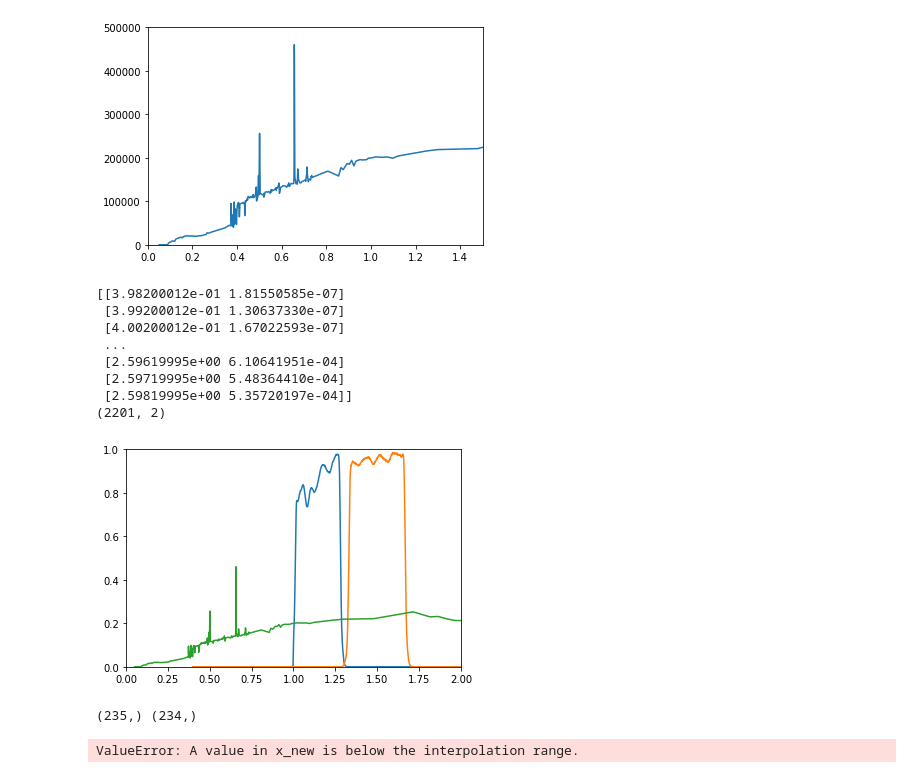
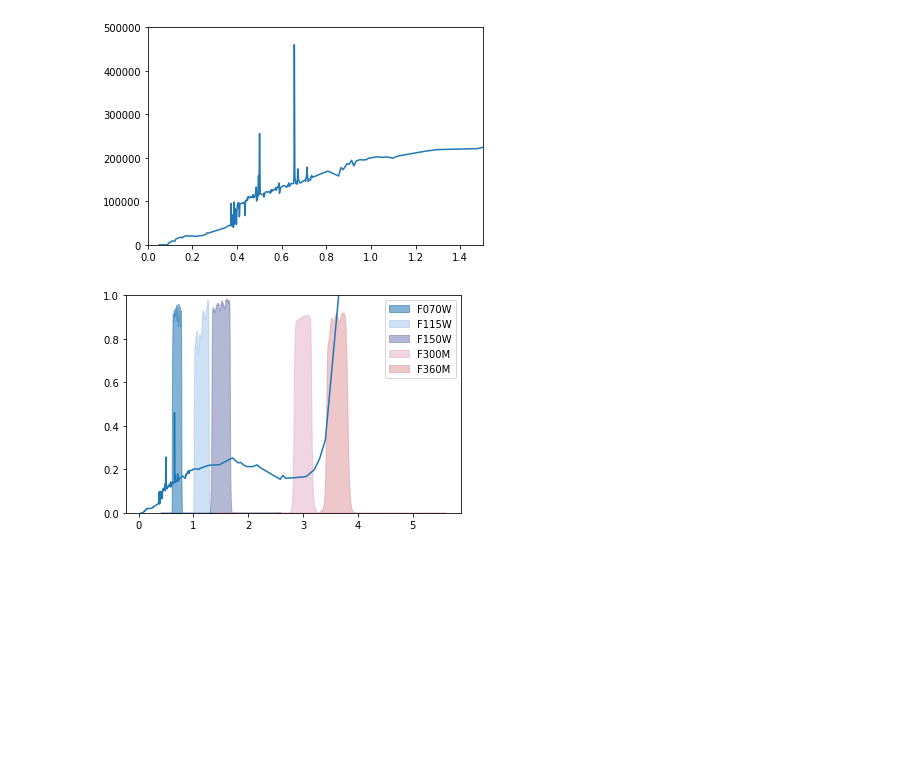
Before and after one commit to beckynevin/illustris_python, a Jupyter notebook: IllustrisTNG50_mockimage.ipynb, the cells around one changed output. Drawn from its saved outputs; the diff is of its cells as text; code cells hidden in the pictures; blank space fills up the shorter version.

Commit message:
Added filtering

```diff
--- a/IllustrisTNG50_mockimage.ipynb
+++ b/IllustrisTNG50_mockimage.ipynb
@@ -36,43 +40,43 @@ plt.show()
 (234, 500, 500) (235,)
 [figure]
 # %%
+
+
 # Try to get individual filter curves
+F070W = np.loadtxt('nircam_throughputs/modAB_mean/filters_only/F070W_filteronly_ModAB_mean.txt',
+                  skiprows=1)
 F115W = np.loadtxt('nircam_throughputs/modAB_mean/filters_only/F115W_filteronly_ModAB_mean.txt',
                   skiprows=1)
 F140M = np.loadtxt('nircam_throughputs/modAB_mean/filters_only/F140M_filteronly_ModAB_mean.txt',
                   skiprows=1)
 F150W = np.loadtxt('nircam_throughputs/modAB_mean/filters_only/F150W_filteronly_ModAB_mean.txt',
                   skiprows=1)
-print(F115W)
+F150W = np.loadtxt('nircam_throughputs/modAB_mean/filters_only/F150W_filteronly_ModAB_mean.txt',
+                  skiprows=1)
+F300M = np.loadtxt('nircam_throughputs/modAB_mean/filters_only/F300M_filteronly_ModAB_mean.txt',
+                  skiprows=1)
+F360M = np.loadtxt('nircam_throughputs/modAB_mean/filters_only/F360M_filteronly_ModAB_mean.txt',
+                  skiprows=1)
+F480M = np.loadtxt('nircam_throughputs/modAB_mean/filters_only/F480M_filteronly_ModAB_mean.txt',
+                  skiprows=1)
+
+
 #format is microns and throughput
-print(np.shape(F115W))
+plt.fill_between(F070W[:,0], 0, F070W[:,1], label='F070W', color='#0D69AB', alpha=0.5)
 
-plt.plot(F115W[:,0], F115W[:,1])
-plt.plot(F150W[:,0], F150W[:,1])
+plt.fill_between(F115W[:,0], 0, F115W[:,1], label='F115W', color='#9FC3E9', alpha=0.5)
+plt.fill_between(F150W[:,0], 0, F150W[:,1], label='F150W', color='#6874AC', alpha=0.5)
+plt.fill_between(F300M[:,0], 0, F300M[:,1], label='F300M',color='#E4ADC8', alpha=0.5)
+plt.fill_between(F360M[:,0], 0, F360M[:,1], label='F360M',color='#DC9095', alpha=0.5)
+
 plt.plot(wav[1:], SKIRT_spec/1e6)
-plt.xlim([0,2])
+#plt.xlim([0,2])
 plt.ylim([0,1])
-
+plt.legend()
 plt.show()
 
 # Okay how do I select?
 #np.convolve(SKIRT_spec)
 from scipy import interpolate, fftpack
-print(np.shape(wav), np.shape(SKIRT_spec))
-int_func = interpolate.interp1d(wav[1:], SKIRT_spec)
-int_flux = int_func(F115W[0])
-
-'''int_func = interpolate.interp1d(F115W[0], F115W[1])
-int_flux = int_func(wav)'''
 # %% [output]
-[[3.98200012e-01 1.81550585e-07]
- [3.99200012e-01 1.30637330e-07]
- [4.00200012e-01 1.67022593e-07]
- ...
- [2.59619995e+00 6.10641951e-04]
- [2.59719995e+00 5.48364410e-04]
- [2.59819995e+00 5.35720197e-04]]
-(2201, 2)
-[figure, old version]
+[figure, new version]
-(235,) (234,)
-ValueError: A value in x_new is below the interpolation range.
```
Also changed, not shown: parts of 4 cells of this notebook.
